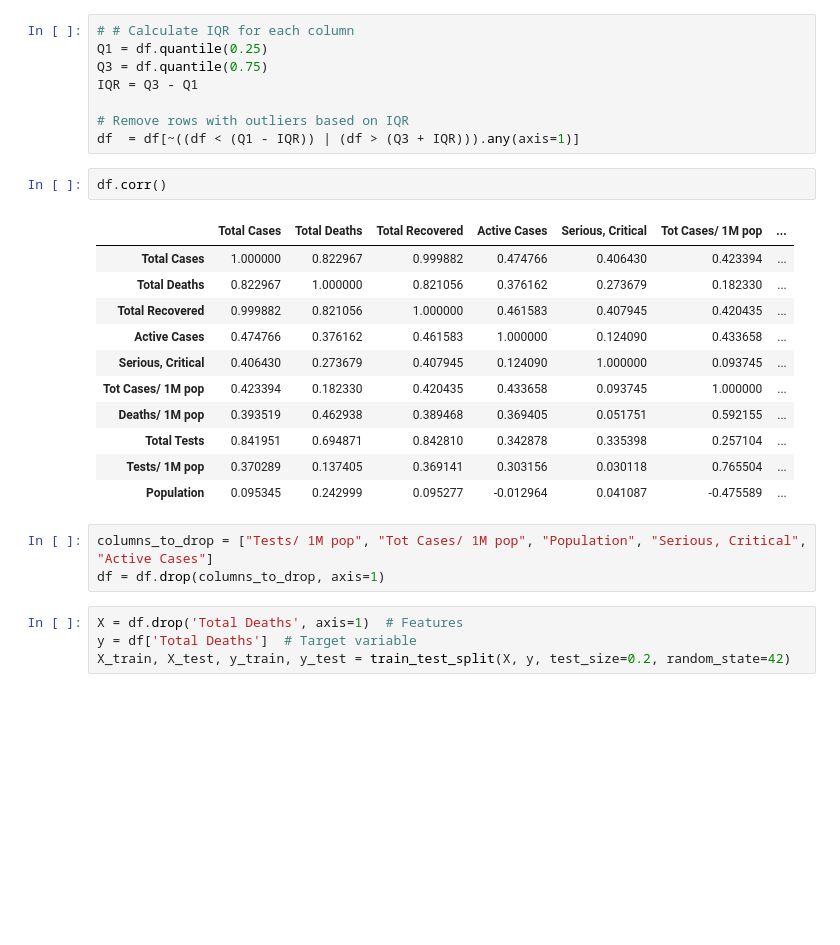
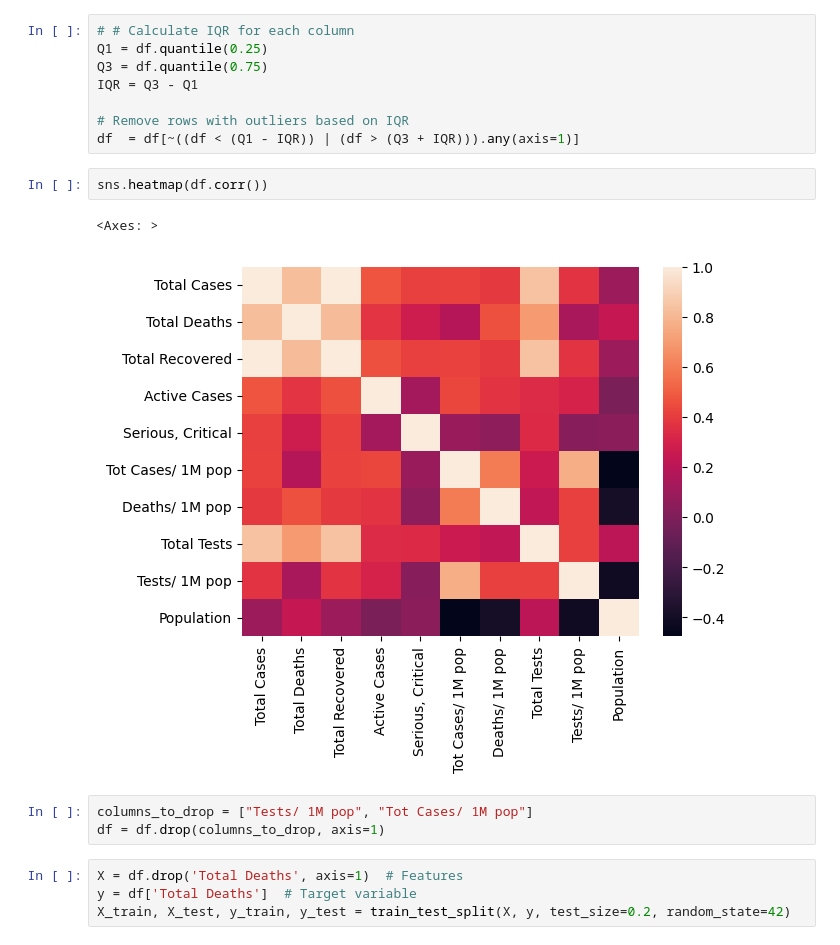
Before and after one commit to akshat1712/MA515_FDS_Project, a Jupyter notebook: Covid_Analysis.ipynb, the cells around one changed output. Drawn from its saved outputs; the diff is of its cells as text; blank space fills up the shorter version.

```diff
--- a/Covid_Analysis.ipynb
+++ b/Covid_Analysis.ipynb
@@ -46,22 +46,13 @@ IQR = Q3 - Q1
 
 # Remove rows with outliers based on IQR
 df  = df[~((df < (Q1 - IQR)) | (df > (Q3 + IQR))).any(axis=1)]
-# %%
-df.corr()
-# %% [output]
-|  | Total Cases | Total Deaths | Total Recovered | Active Cases | Serious, Critical | Tot Cases/ 1M pop | ... |
-| Total Cases | 1.000000 | 0.822967 | 0.999882 | 0.474766 | 0.406430 | 0.423394 | ... |
-| Total Deaths | 0.822967 | 1.000000 | 0.821056 | 0.376162 | 0.273679 | 0.182330 | ... |
-| Total Recovered | 0.999882 | 0.821056 | 1.000000 | 0.461583 | 0.407945 | 0.420435 | ... |
-| Active Cases | 0.474766 | 0.376162 | 0.461583 | 1.000000 | 0.124090 | 0.433658 | ... |
-| Serious, Critical | 0.406430 | 0.273679 | 0.407945 | 0.124090 | 1.000000 | 0.093745 | ... |
-| Tot Cases/ 1M pop | 0.423394 | 0.182330 | 0.420435 | 0.433658 | 0.093745 | 1.000000 | ... |
-| Deaths/ 1M pop | 0.393519 | 0.462938 | 0.389468 | 0.369405 | 0.051751 | 0.592155 | ... |
-| Total Tests | 0.841951 | 0.694871 | 0.842810 | 0.342878 | 0.335398 | 0.257104 | ... |
-| Tests/ 1M pop | 0.370289 | 0.137405 | 0.369141 | 0.303156 | 0.030118 | 0.765504 | ... |
-| Population | 0.095345 | 0.242999 | 0.095277 | -0.012964 | 0.041087 | -0.475589 | ... |
+# %%
+sns.heatmap(df.corr())
+# %% [output]
+<Axes: >
+[figure, added]
 # %%
-columns_to_drop = ["Tests/ 1M pop", "Tot Cases/ 1M pop", "Population", "Serious, Critical", "Active Cases"]
+columns_to_drop = ["Tests/ 1M pop", "Tot Cases/ 1M pop"]
 df = df.drop(columns_to_drop, axis=1)
 # %%
 X = df.drop('Total Deaths', axis=1)  # Features
```
Also changed, not shown: parts of 8 cells of this notebook.
